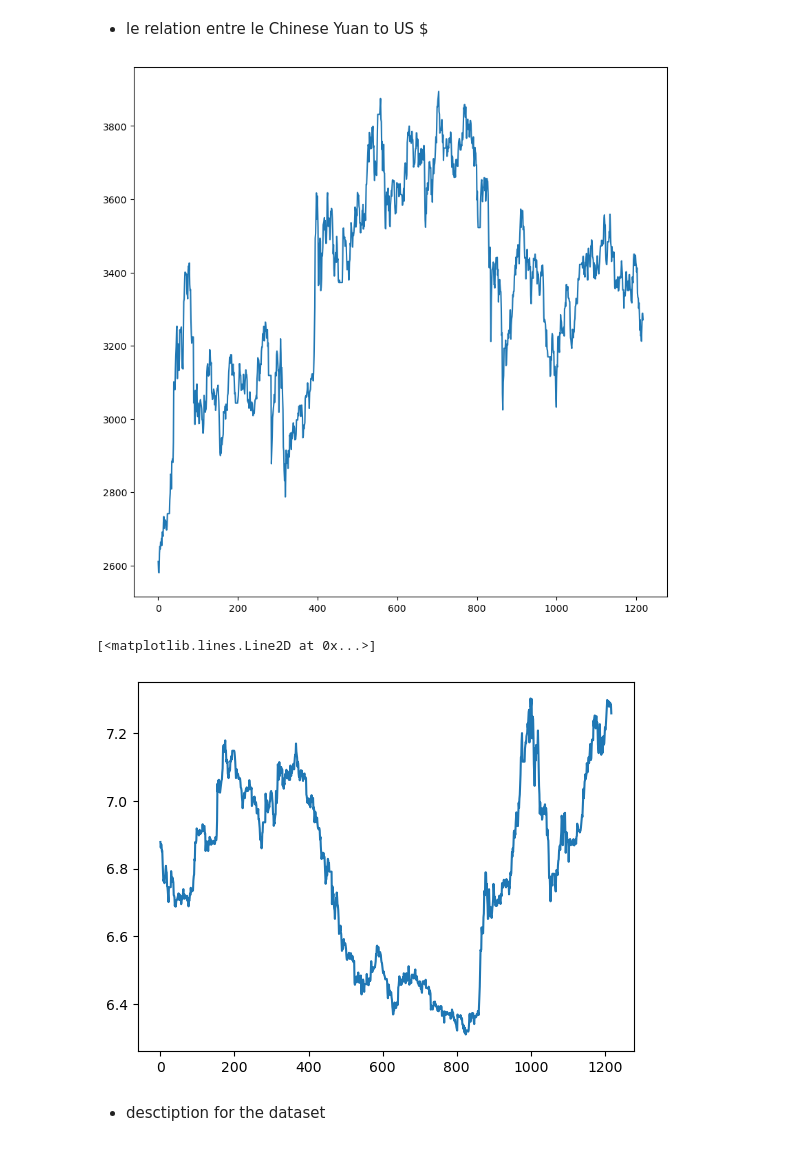
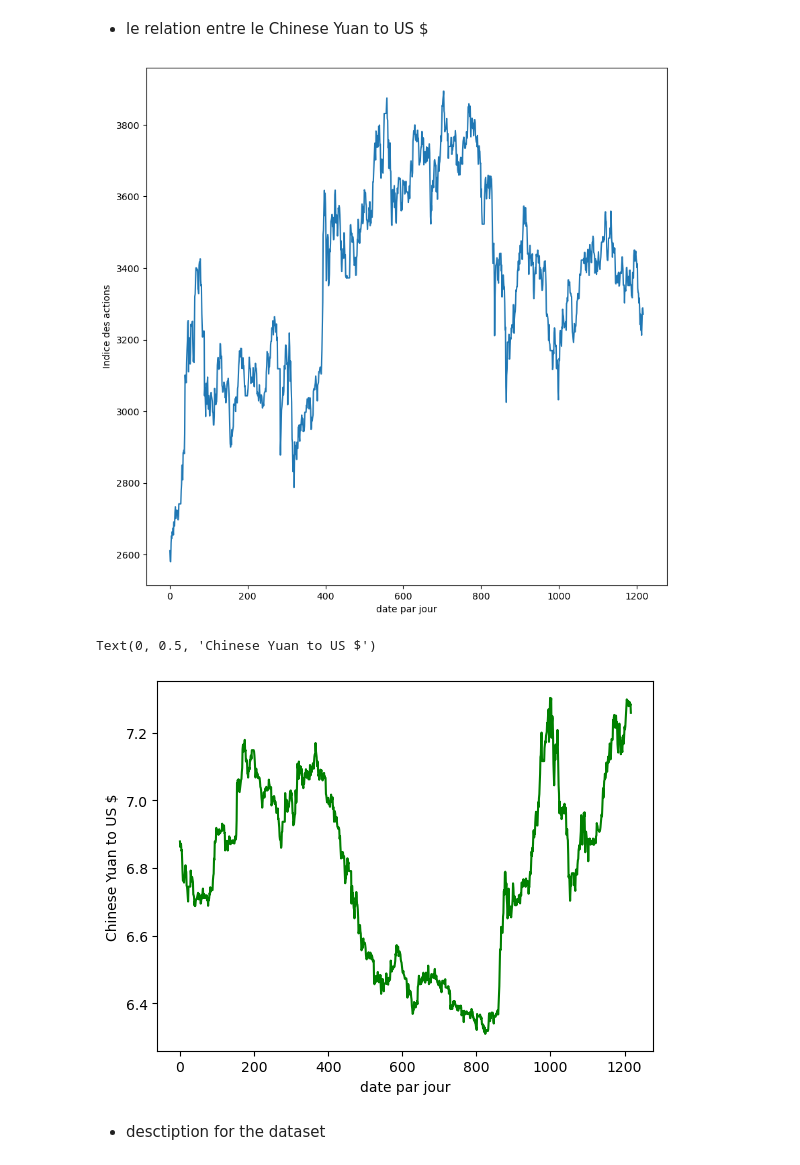
Before and after one commit to samaalibassem123/My-first-Hackathon, a Jupyter notebook: main.ipynb, the cells around one changed output. Cells and saved outputs as stored; diff of their text form; code cells hidden in the pictures.

```diff
--- a/main.ipynb
+++ b/main.ipynb
@@ -205,12 +205,16 @@ plt.plot(rang, df["Taux d'intérêt"])
 # %%
 plt.figure(figsize=(10,10))
 plt.plot(rang, df["Indice des actions"])
+plt.xlabel('date par jour')
+plt.ylabel('Indice des actions')
 plt.show()
-plt.plot(rang,df['Chinese Yuan to US $'], col)
+plt.plot(rang,df['Chinese Yuan to US $'], color='green')
+plt.xlabel('date par jour')
+plt.ylabel('Chinese Yuan to US $')
 # %% [output]
-[figure, old version]
+[figure, new version]
-[<matplotlib.lines.Line2D at 0x...>]
+Text(0, 0.5, 'Chinese Yuan to US $')
-[figure, old version]
+[figure, new version]
 # %% [markdown]
 * desctiption for the dataset
 # %%
```
